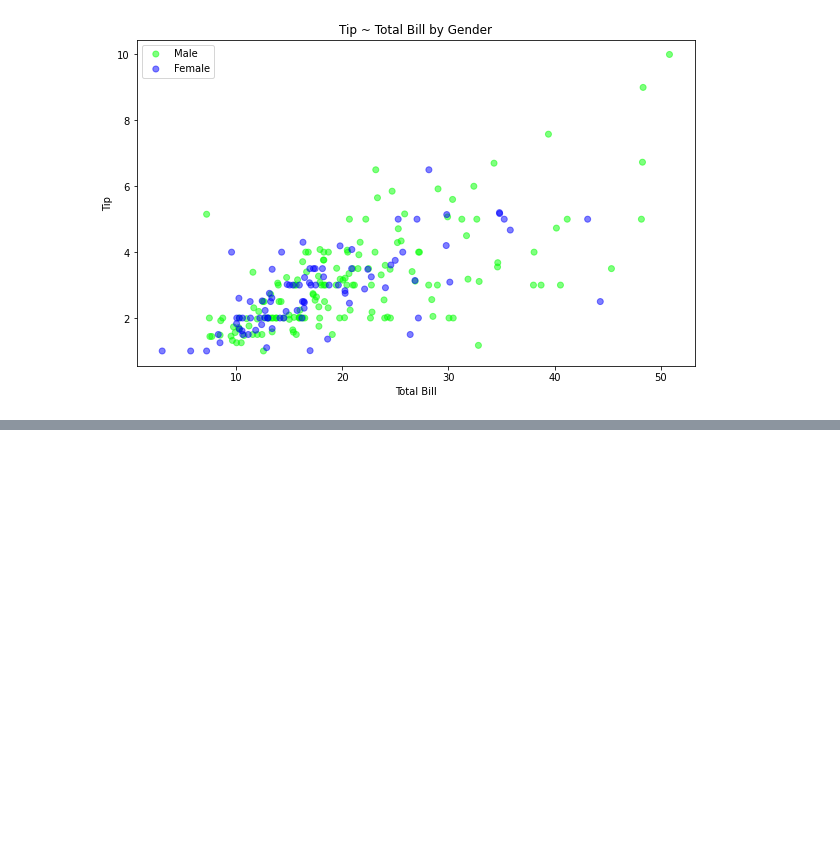
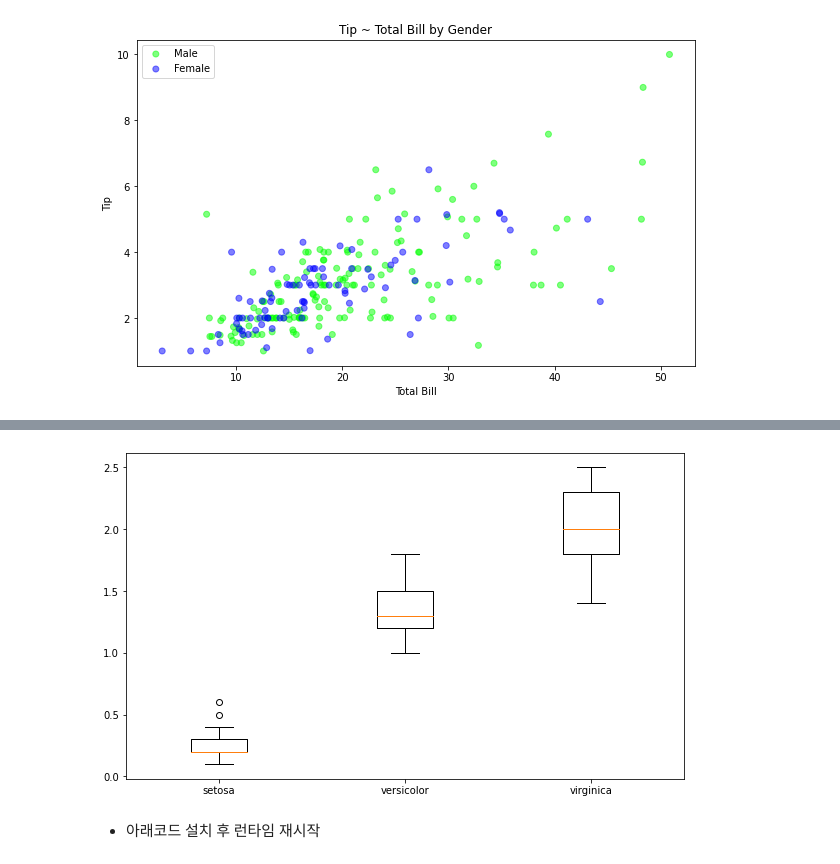
Before and after one commit to gyeong89/ALK_Python, a Jupyter notebook: python230321.ipynb, the cells around one changed output, grey strips where cells are left out. Cells and saved outputs as stored; diff of their text form; code cells hidden in the pictures; blank space fills up the shorter version.

```diff
--- a/python230321.ipynb
+++ b/python230321.ipynb
@@ -160,0 +165,17 @@ fig.show()
+# %%
+import matplotlib.pyplot as plt
+import seaborn as sns
+
+iris = sns.load_dataset('iris')
+
+data = [iris[iris['species']=="setosa"]['petal_width'],
+        iris[iris['species']=="versicolor"]['petal_width'],
+        iris[iris['species']=="virginica"]['petal_width']]
+
+fig, ax = plt.subplots(figsize=(10, 6))
+ax.boxplot(data, labels = ['setosa', 'versicolor','virginica' ])
+plt.show()
+# %% [output]
+[figure, added]
+# %% [markdown]
+- 아래코드 설치 후 런타임 재시작
```
Also changed, not shown: parts of 34 cells of this notebook.
